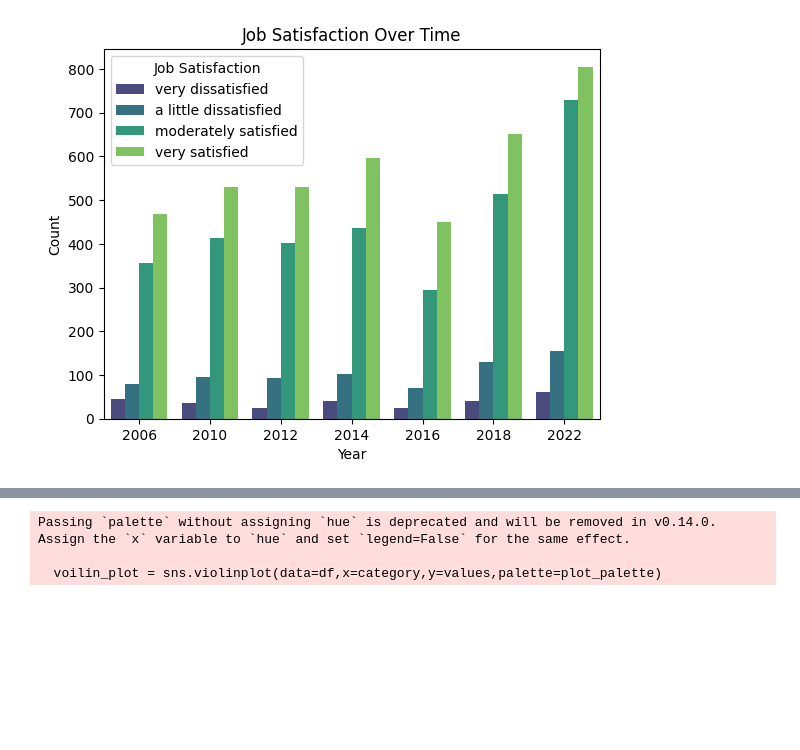
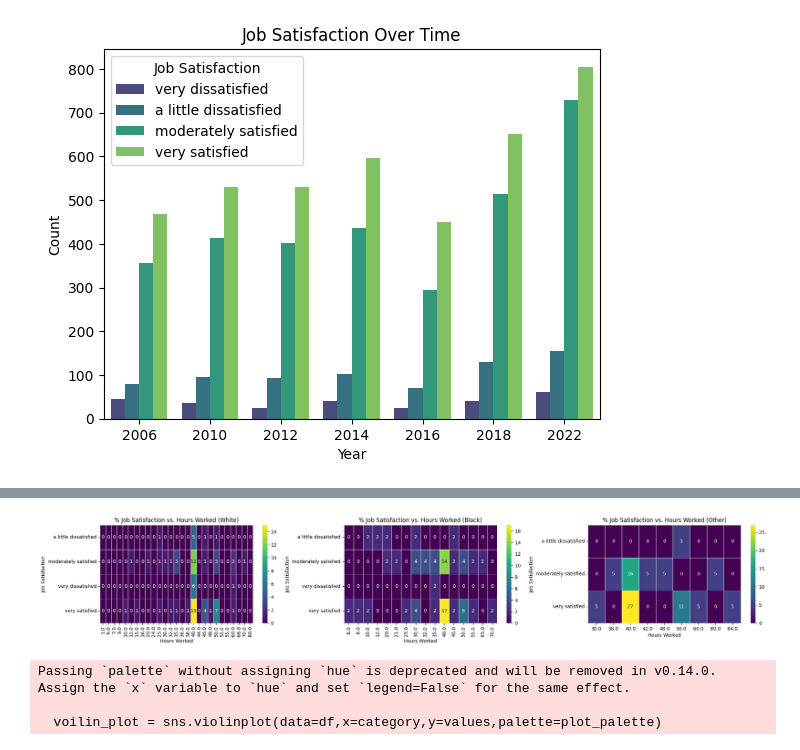
Before and after one commit to kirsten-fung/project_gss, a Jupyter notebook: graph_plot.ipynb, the cells around one changed output, grey strips where cells are left out. Cells and saved outputs as stored; diff of their text form; code cells hidden in the pictures; blank space fills up the shorter version.

```diff
--- a/graph_plot.ipynb
+++ b/graph_plot.ipynb
@@ -61,3 +66,38 @@ plt.show()
+# %%
+# Heatmap of overall Job Satisfaction vs. Hours Worked in percents for race
+df_white = df[df['race'] == 'white']
+df_black = df[df['race'] == 'black']
+df_other = df[df['race'] == 'other']
+
+heatmap_data_white = df_white.pivot_table(index='job_satisfaction', columns='hours_worked', aggfunc='size', fill_value=0)
+heatmap_data_black = df_black.pivot_table(index='job_satisfaction', columns='hours_worked', aggfunc='size', fill_value=0)
+heatmap_data_other = df_other.pivot_table(index='job_satisfaction', columns='hours_worked', aggfunc='size', fill_value=0)
+
+heatmap_data_white_percentage = (heatmap_data_white / heatmap_data_white.sum().sum() * 100).astype(int)
+heatmap_data_black_percentage = (heatmap_data_black / heatmap_data_black.sum().sum() * 100).astype(int)
+heatmap_data_other_percentage = (heatmap_data_other / heatmap_data_other.sum().sum() * 100).astype(int)
+
+fig, axes = plt.subplots(1, 3, figsize=(22, 4))
+
+heatmap_white = sns.heatmap(heatmap_data_white_percentage, cmap='viridis', annot=True, fmt='d', linewidths=0.5, ax=axes[0])
+heatmap_white.set_title('% Job Satisfaction vs. Hours Worked (White)')
+heatmap_white.set_xlabel('Hours Worked')
+heatmap_white.set_ylabel('Job Satisfaction')
+
+heatmap_black = sns.heatmap(heatmap_data_black_percentage, cmap='viridis', annot=True, fmt='d', linewidths=0.5, ax=axes[1])
+heatmap_black.set_title('% Job Satisfaction vs. Hours Worked (Black)')
+heatmap_black.set_xlabel('Hours Worked')
+heatmap_black.set_ylabel('Job Satisfaction')
+
+heatmap_other = sns.heatmap(heatmap_data_other_percentage, cmap='viridis', annot=True, fmt='d', linewidths=0.5, ax=axes[2])
+heatmap_other.set_title('% Job Satisfaction vs. Hours Worked (Other)')
+heatmap_other.set_xlabel('Hours Worked')
+heatmap_other.set_ylabel('Job Satisfaction')
+
+plt.tight_layout()
+plt.show()
+# %% [output]
+[figure, added]
 # %%
 # Violin plot of job satisfaction vs. hours worked
 category = 'job_satisfaction'
```
Also changed, not shown: parts of 2 cells of this notebook.
